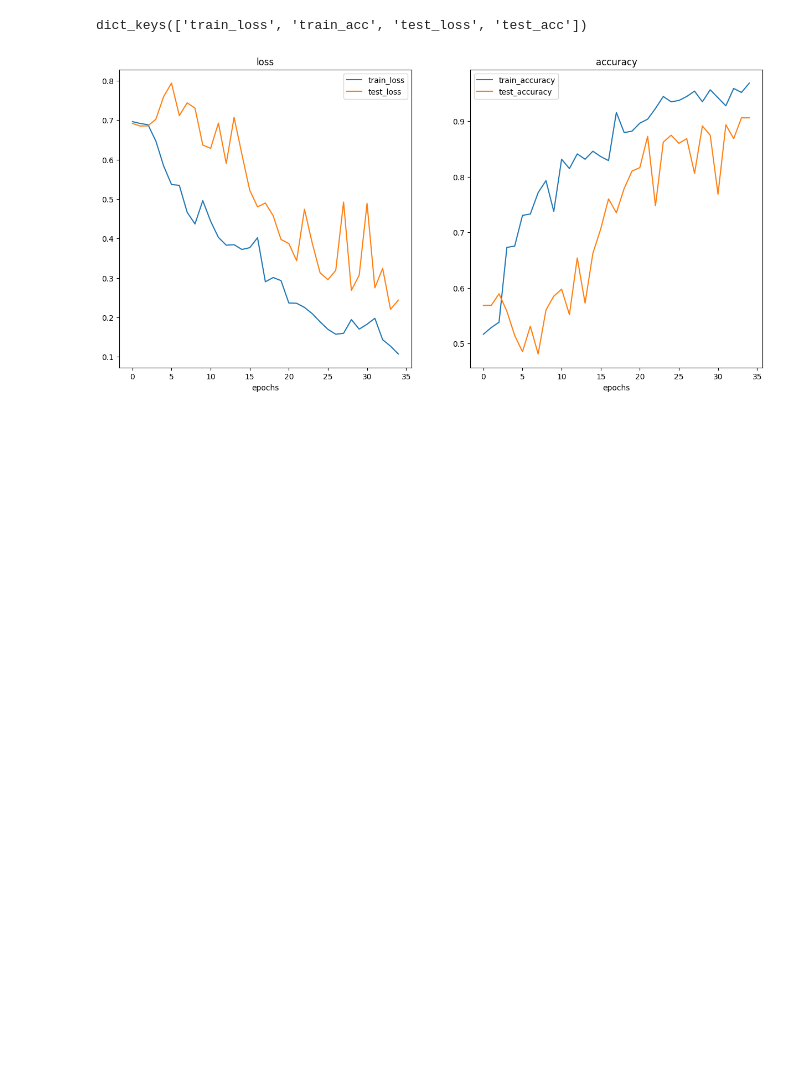
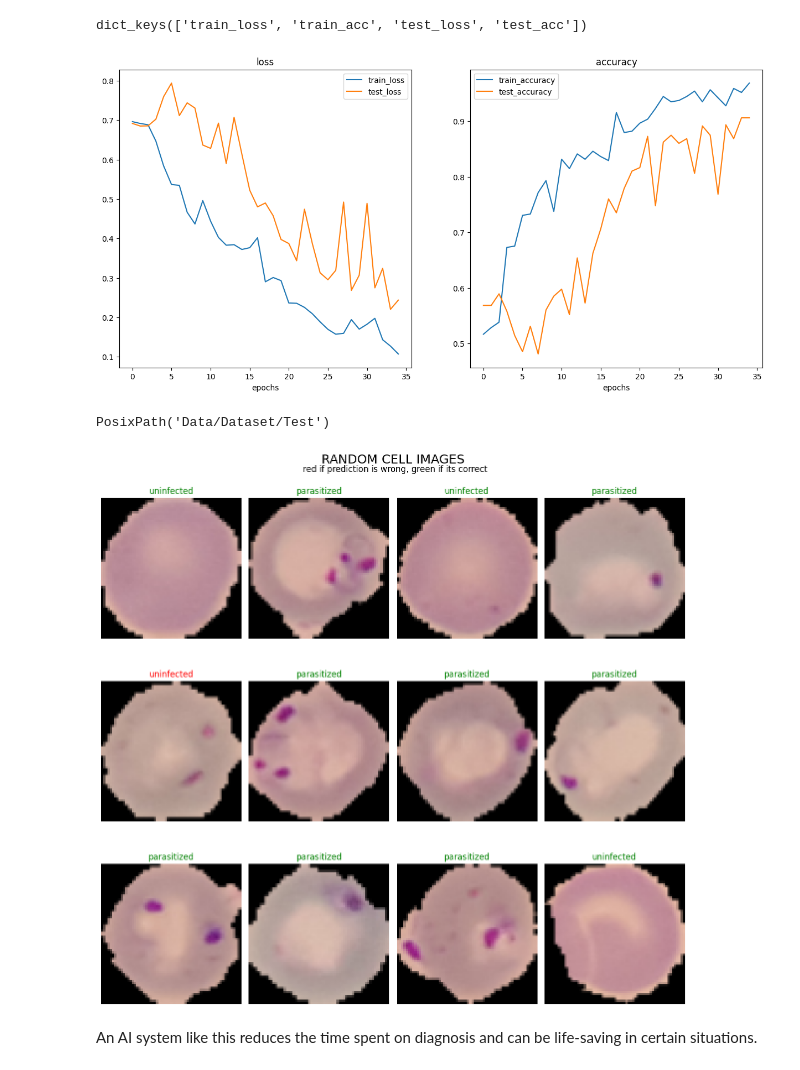
Before and after one commit to bluepeach1121/Malaria_Model, a Jupyter notebook: Mal_AI.ipynb, the cells around one changed output. Cells and saved outputs as stored; diff of their text form; code cells hidden in the pictures; blank space fills up the shorter version.

```diff
--- a/Mal_AI.ipynb
+++ b/Mal_AI.ipynb
@@ -761,3 +763,73 @@ def plot_loss_curves(results: Dict[str, List[float]]):
 plot_loss_curves(model_0_results)
 # %% [output]
 [figure]
+# %%
+test_dir
+# %% [output]
+PosixPath('Data/Dataset/Test')
+# %%
+import random
+import matplotlib.pyplot as plt
+import torch
+import torchvision.transforms as transforms
+from torch.utils.data import DataLoader, Subset
+from torchvision.datasets import ImageFolder
+
+
+# Define image transformations
+transform = transforms.Compose([
+    transforms.Resize((64, 64)),  # Adjust size according to your model input
+    transforms.ToTensor()
+])
+
+# Load test dataset
+test_dataset = ImageFolder(test_dir, transform=transform)
+test_loader = DataLoader(test_dataset, batch_size=1, shuffle=False)
+
+# Randomly select 12 test images
+random_indices = random.sample(range(len(test_dataset)), 12)
+subset = Subset(test_dataset, random_indices)
+
+# Load the subset
+subset_loader = DataLoader(subset, batch_size=1, shuffle=False)
+
+# Assuming 'model' is your trained model
+model_0.eval()
+
+fig, axes = plt.subplots(3, 4, figsize=(12, 12))
+axes = axes.flatten()
+
+for i, (img, label) in enumerate(subset_loader):
+    img = img.to(device)  # Use 'cuda' if you have a GPU
+    label = label.to(device)
+
+    # Get prediction
+    with torch.no_grad():
+        output = model_0(img)
+    _, predicted = torch.max(output, 1)
+
+    # Move data back to CPU for plotting
+    img = img.cpu().squeeze().permute(1, 2, 0).numpy()
+    label = label.cpu().item()
+    predicted = predicted.cpu().item()
+
+    true_class = 'Parasitized' if label == 0 else 'uninfected'
+    predicted_class = 'parasitized' if predicted == 0 else 'uninfected'
+
+    if label == predicted:
+        title_color = 'green'
+    else:
+        title_color = 'red'
+
+    axes[i].imshow(img)
+    axes[i].axis('off')
+    axes[i].set_title(predicted_class, color=title_color)
+
+fig.suptitle('RANDOM CELL IMAGES', fontsize=18)
+plt.figtext(0.35, 0.95, 'red if prediction is wrong, green if its correct', fontsize=12)
+plt.tight_layout()
+plt.show()
+# %% [output]
+[figure, added]
+# %% [markdown]
+An AI system like this reduces the time spent on diagnosis and can be life-saving in certain situations.
```
Also changed, not shown: parts of 9 cells of this notebook.
